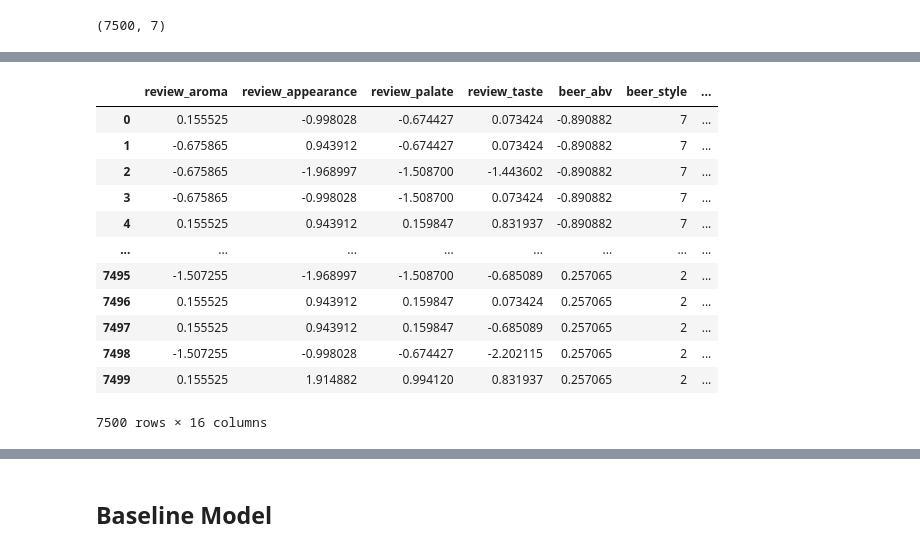
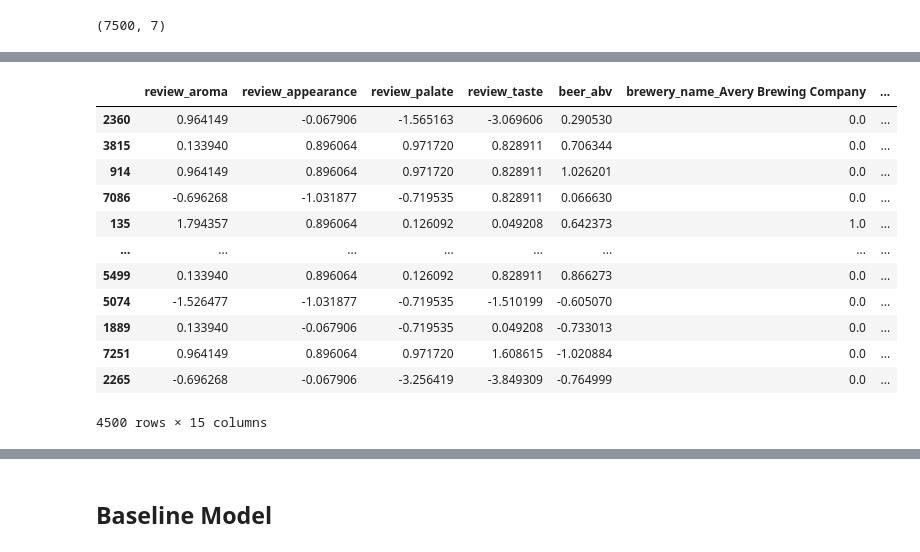
Before and after one commit to PeRoBr/adv_dsi_at_2, a Jupyter notebook: notebooks/at_2_nn_modelling_preparation.ipynb, the cells around one changed output, grey strips where cells are left out. Saved outputs shown, nothing was run; the diff lists cells and outputs as text; code cells hidden in the pictures.

Commit message:
beer classification development

```diff
--- a/notebooks/at_2_nn_modelling_preparation.ipynb
+++ b/notebooks/at_2_nn_modelling_preparation.ipynb
@@ -44,8 +66,3 @@ cats = [['American IPA', 'American Double / Imperial IPA', 'Russian Imperial Sto
 col_encoder = OrdinalEncoder(categories = cats)
 df_cleaned['beer_style'] = col_encoder.fit_transform(df_cleaned[['beer_style']])
 df_cleaned['beer_style'] = df_cleaned['beer_style'].astype(int)
-# %%
-# remove the target variable
-
-# target = df_cleaned.pop('beer_style')
-target_col = 'beer_style'
@@ -51,0 +199,4 @@ target_col = 'beer_style'
+# %%
+# split data into train, test and val sets - do not covert to numpy till final save.
+
+X_train, y_train, X_val, y_val, X_test, y_test = split_sets_random(df_cleaned, target_col='beer_style', test_ratio=0.2, to_numpy=False)
@@ -56,6 +231,6 @@ cat_cols = ['brewery_name']
 # %%
 # List numerical variables
 
-num_cols = list(set(df_cleaned.columns) - (set(cat_cols) | set([target_col])))
+num_cols = list(set(X_train.columns) - set(cat_cols))
 num_cols
 # %% [output]
@@ -68,4 +259,4 @@ num_cols
 # Use default standard scaler to scale numeric cols.
 
 sc = StandardScaler()
-df_cleaned[num_cols] = sc.fit_transform(df_cleaned[num_cols])
+X_train[num_cols] = sc.fit_transform(X_train[num_cols])
@@ -72,23 +295,32 @@ df_cleaned[num_cols] = sc.fit_transform(df_cleaned[num_cols])
 # %%
 # OneHotEncode brewery_name
 
 ohe = OneHotEncoder(sparse=False)
-X_cat = pd.DataFrame(ohe.fit_transform(df_cleaned[cat_cols]))
+
+# OHE
+X_cat = pd.DataFrame(ohe.fit_transform(X_train[cat_cols]), index = X_train.index)
+
+# # name OHE'd columns
 X_cat.columns = ohe.get_feature_names(cat_cols)
-df_cleaned.drop(cat_cols, axis=1, inplace=True)
-X = pd.concat([df_cleaned, X_cat], axis=1)
+
+# # drop non-OHE version of column
+X_train.drop(cat_cols, axis=1, inplace=True)
+
+# # join training data to new OHE'd columns.
+X = pd.concat([X_train, X_cat], axis=1)
+
 X
 # %% [output]
-|  | review_aroma | review_appearance | review_palate | review_taste | beer_abv | beer_style | ... |
-| 0 | 0.155525 | -0.998028 | -0.674427 | 0.073424 | -0.890882 | 7 | ... |
-| 1 | -0.675865 | 0.943912 | -0.674427 | 0.073424 | -0.890882 | 7 | ... |
-| 2 | -0.675865 | -1.968997 | -1.508700 | -1.443602 | -0.890882 | 7 | ... |
-| 3 | -0.675865 | -0.998028 | -1.508700 | 0.073424 | -0.890882 | 7 | ... |
-| 4 | 0.155525 | 0.943912 | 0.159847 | 0.831937 | -0.890882 | 7 | ... |
+|  | review_aroma | review_appearance | review_palate | review_taste | beer_abv | brewery_name_Avery Brewing Company | ... |
+| 2360 | 0.964149 | -0.067906 | -1.565163 | -3.069606 | 0.290530 | 0.0 | ... |
+| 3815 | 0.133940 | 0.896064 | 0.971720 | 0.828911 | 0.706344 | 0.0 | ... |
+| 914 | 0.964149 | 0.896064 | 0.971720 | 0.828911 | 1.026201 | 0.0 | ... |
+| 7086 | -0.696268 | -1.031877 | -0.719535 | 0.828911 | 0.066630 | 0.0 | ... |
+| 135 | 1.794357 | 0.896064 | 0.126092 | 0.049208 | 0.642373 | 1.0 | ... |
 | ... | ... | ... | ... | ... | ... | ... | ... |
-| 7495 | -1.507255 | -1.968997 | -1.508700 | -0.685089 | 0.257065 | 2 | ... |
-| 7496 | 0.155525 | 0.943912 | 0.159847 | 0.073424 | 0.257065 | 2 | ... |
-| 7497 | 0.155525 | 0.943912 | 0.159847 | -0.685089 | 0.257065 | 2 | ... |
-| 7498 | -1.507255 | -0.998028 | -0.674427 | -2.202115 | 0.257065 | 2 | ... |
-| 7499 | 0.155525 | 1.914882 | 0.994120 | 0.831937 | 0.257065 | 2 | ... |
+| 5499 | 0.133940 | 0.896064 | 0.126092 | 0.828911 | 0.866273 | 0.0 | ... |
+| 5074 | -1.526477 | -1.031877 | -0.719535 | -1.510199 | -0.605070 | 0.0 | ... |
+| 1889 | 0.133940 | -0.067906 | -0.719535 | 0.049208 | -0.733013 | 0.0 | ... |
+| 7251 | 0.964149 | 0.896064 | 0.971720 | 1.608615 | -1.020884 | 0.0 | ... |
+| 2265 | -0.696268 | -0.067906 | -3.256419 | -3.849309 | -0.764999 | 0.0 | ... |
-7500 rows × 16 columns
+4500 rows × 15 columns
```
Also changed, not shown: parts of 62 cells of this notebook, 7 other files.
